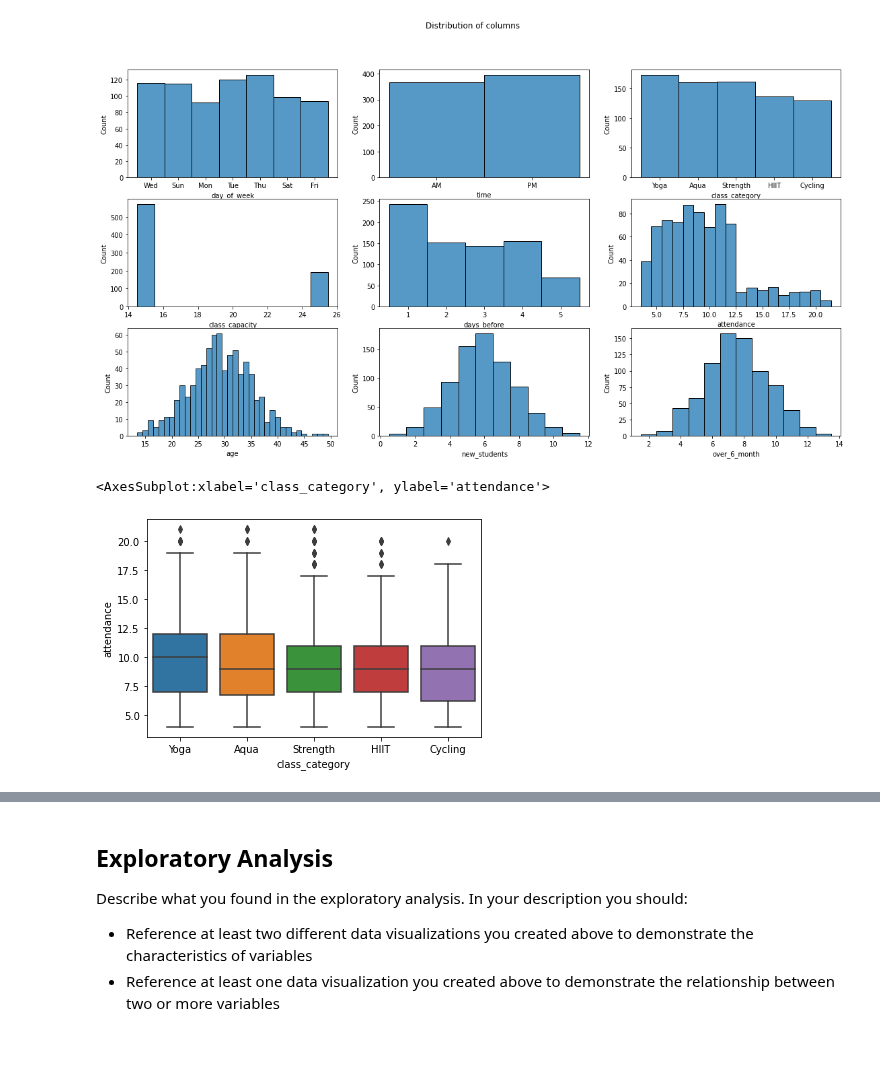
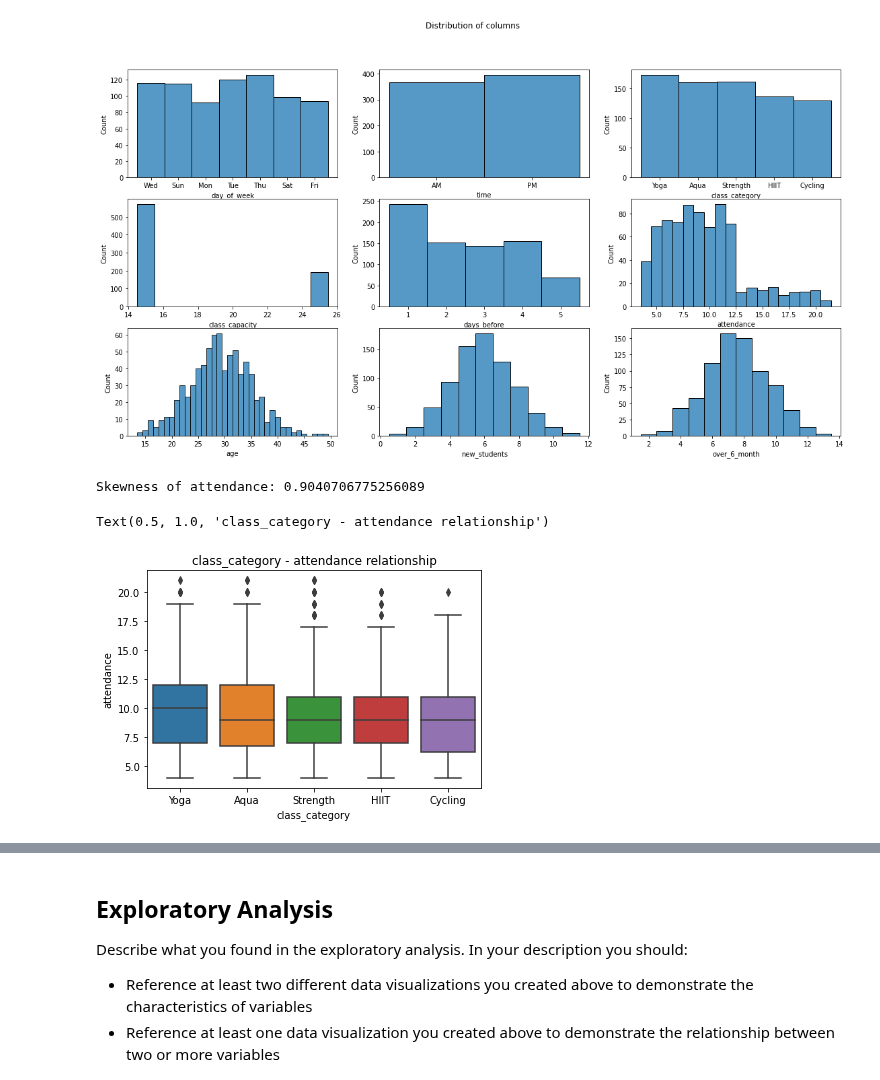
Before and after one commit to CarJung/Uni, a Jupyter notebook: data_camp_certificate/notebook.ipynb, the cells around one changed output, grey strips where cells are left out. Drawn from its saved outputs; the diff is of its cells as text; code cells hidden in the pictures; blank space fills up the shorter version.

```diff
--- a/data_camp_certificate/notebook.ipynb
+++ b/data_camp_certificate/notebook.ipynb
@@ -224,8 +224,13 @@ sns.histplot(data, x ='over_6_month', discrete=True, ax = ax[2,2])
 # %% [output]
 <AxesSubplot:xlabel='over_6_month', ylabel='Count'>
 [figure]
+# %%
+print(f'Skewness of attendance: {data.attendance.skew()}')
+# %% [output]
+Skewness of attendance: 0.9040706775256089
 # %%
 sns.boxplot(x = 'class_category', y = 'attendance', data = data)
+plt.title('class_category - attendance relationship')
 # %% [output]
-<AxesSubplot:xlabel='class_category', ylabel='attendance'>
+Text(0.5, 1.0, 'class_category - attendance relationship')
-[figure, old version]
+[figure, new version]
```
Also changed, not shown: parts of 13 cells of this notebook.
